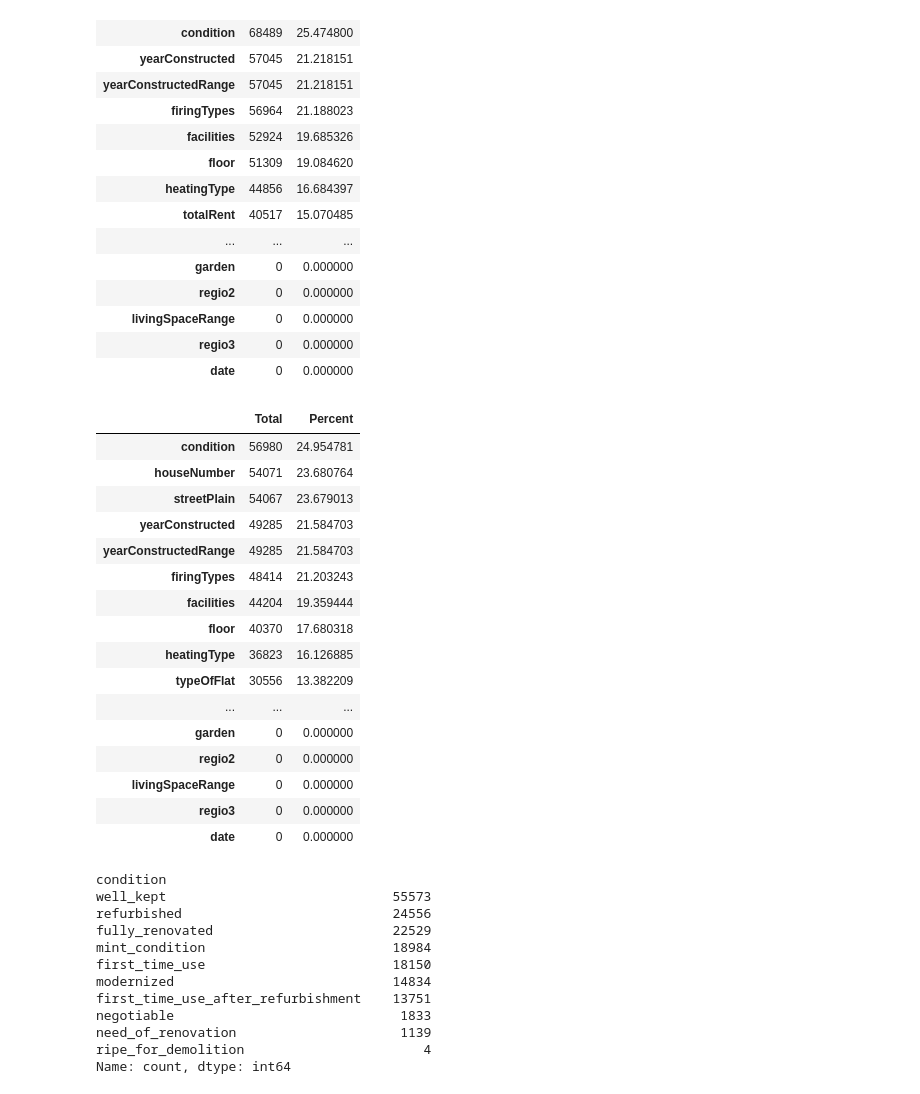
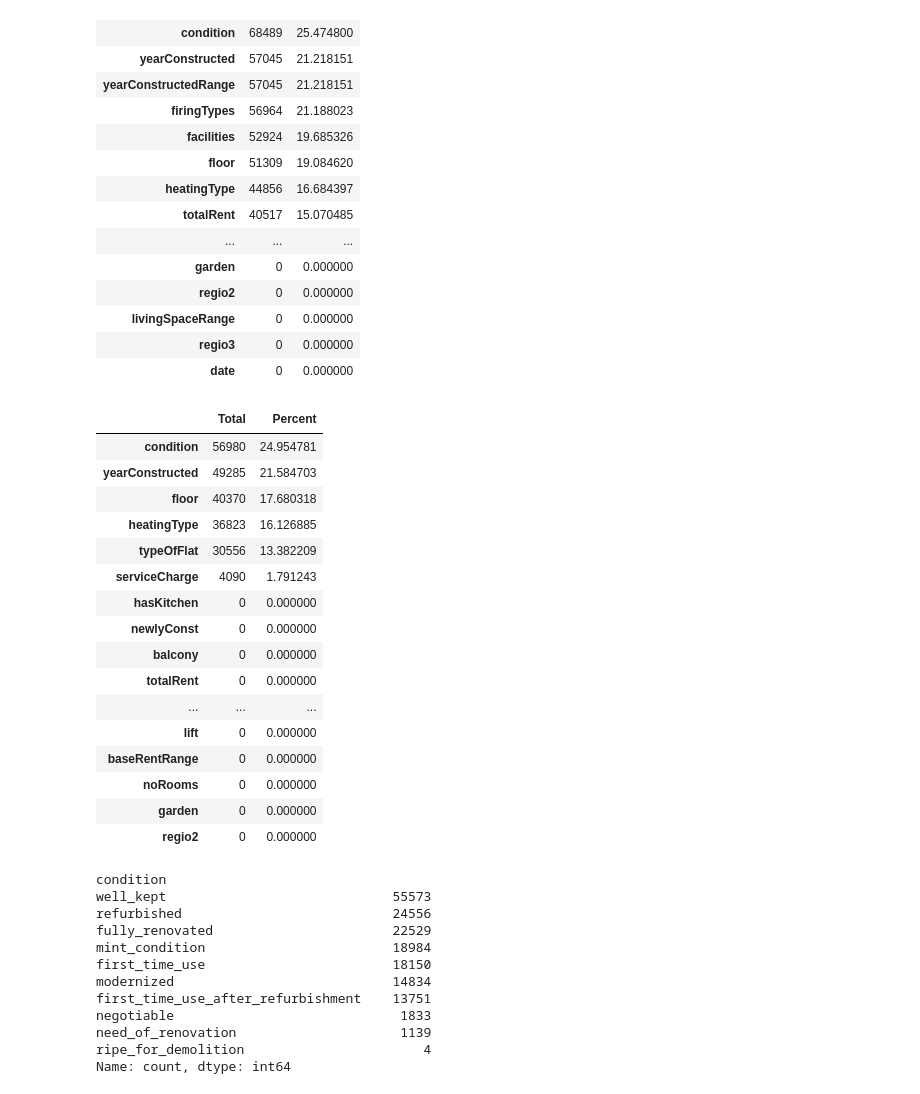
Before and after one commit to abdkiwan/Apartment-rental-offers-in-Germany, a Jupyter notebook: run.ipynb, the cells around one changed output. Drawn from its saved outputs; the diff is of its cells as text; code cells hidden in the pictures.

```diff
--- a/run.ipynb
+++ b/run.ipynb
@@ -95,53 +96,54 @@ get_missing_data_percentage(df)
 | date | 0 | 0.000000 |
 # %%
 df.dropna(subset=['totalRent'],inplace=True)
-
-get_missing_data_percentage(df)
-# %% [output]
-|  | Total | Percent |
-| condition | 56980 | 24.954781 |
-| houseNumber | 54071 | 23.680764 |
-| streetPlain | 54067 | 23.679013 |
-| yearConstructed | 49285 | 21.584703 |
-| yearConstructedRange | 49285 | 21.584703 |
-| firingTypes | 48414 | 21.203243 |
-| facilities | 44204 | 19.359444 |
-| floor | 40370 | 17.680318 |
-| heatingType | 36823 | 16.126885 |
-| typeOfFlat | 30556 | 13.382209 |
-| ... | ... | ... |
-| garden | 0 | 0.000000 |
-| regio2 | 0 | 0.000000 |
-| livingSpaceRange | 0 | 0.000000 |
-| regio3 | 0 | 0.000000 |
-| date | 0 | 0.000000 |
 # %%
 # Dropping unnecessary columns
 
 cols_to_drop = [
     'houseNumber',
     'streetPlain',
     'yearConstructedRange',
     'firingTypes',
     'facilities',
     'telekomUploadSpeed',
     'telekomTvOffer',
     'description',
     'pricetrend',
     'regio1',
     'scoutId',
     'picturecount',
     'geo_krs',
     'geo_bln',
     'street',
     'geo_plz',
     'noRoomsRange',
     'livingSpaceRange',
     'regio3',
-    'date'
+    'date',
+    'baseRentRange'
 ]
 
 df.drop(columns=cols_to_drop,inplace=True)
+
+get_missing_data_percentage(df)
+# %% [output]
+|  | Total | Percent |
+| condition | 56980 | 24.954781 |
+| yearConstructed | 49285 | 21.584703 |
+| floor | 40370 | 17.680318 |
+| heatingType | 36823 | 16.126885 |
+| typeOfFlat | 30556 | 13.382209 |
+| serviceCharge | 4090 | 1.791243 |
+| hasKitchen | 0 | 0.000000 |
+| newlyConst | 0 | 0.000000 |
+| balcony | 0 | 0.000000 |
+| totalRent | 0 | 0.000000 |
+| ... | ... | ... |
+| lift | 0 | 0.000000 |
+| baseRentRange | 0 | 0.000000 |
+| noRooms | 0 | 0.000000 |
+| garden | 0 | 0.000000 |
+| regio2 | 0 | 0.000000 |
 # %%
 df['condition'].value_counts()
 # %% [output]
```
Also changed, not shown: parts of 11 cells of this notebook.
